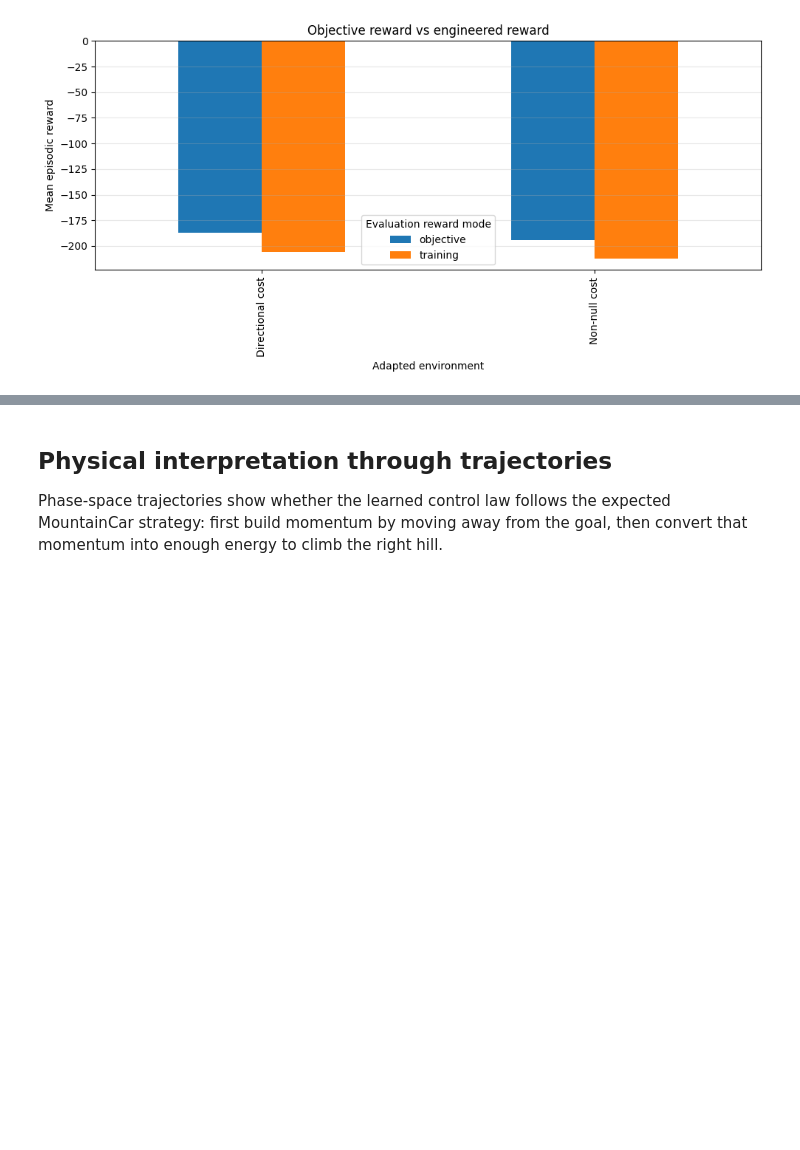
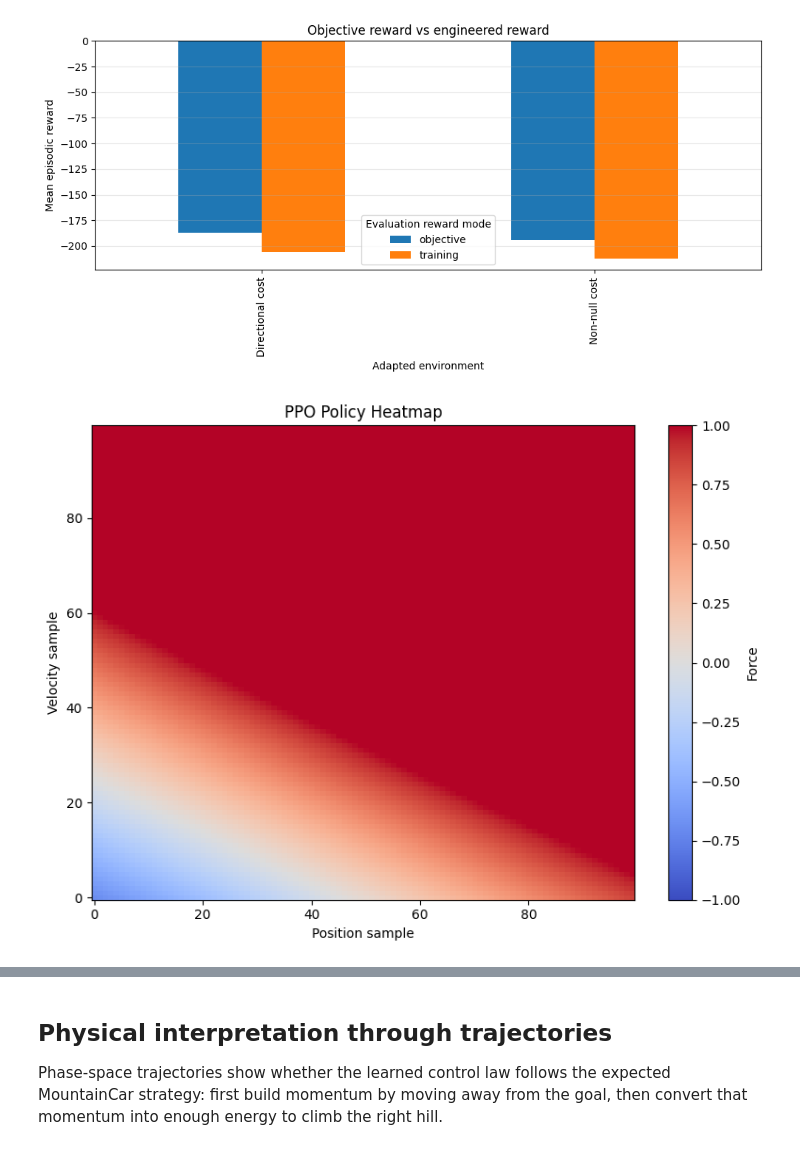
Before and after one commit to Jjanne/RLgroupproject, a Jupyter notebook: src/mountain_car.ipynb, the cells around one changed output, grey strips where cells are left out. Saved outputs shown, nothing was run; the diff lists cells and outputs as text; code cells hidden in the pictures; blank space fills up the shorter version.

```diff
--- a/src/mountain_car.ipynb
+++ b/src/mountain_car.ipynb
@@ -196,3 +200,11 @@ fig.savefig("results/part01/plots/reward_tradeoff.png", bbox_inches="tight")
 Image("results/part01/plots/reward_tradeoff.png")
 # %% [output]
 [figure]
+# %%
+ppo_artifact = artifacts["continuous_ppo"]
+fig, _ = plot_ppo_policy_heatmap(ppo_artifact["model"], None)
+os.makedirs("results/part01/plots", exist_ok=True)
+fig.savefig("results/part01/plots/ppo_policy_heatmap.png", bbox_inches="tight")
+Image("results/part01/plots/ppo_policy_heatmap.png")
+# %% [output]
+[figure, added]
```
Also changed, not shown: parts of 11 cells of this notebook.
